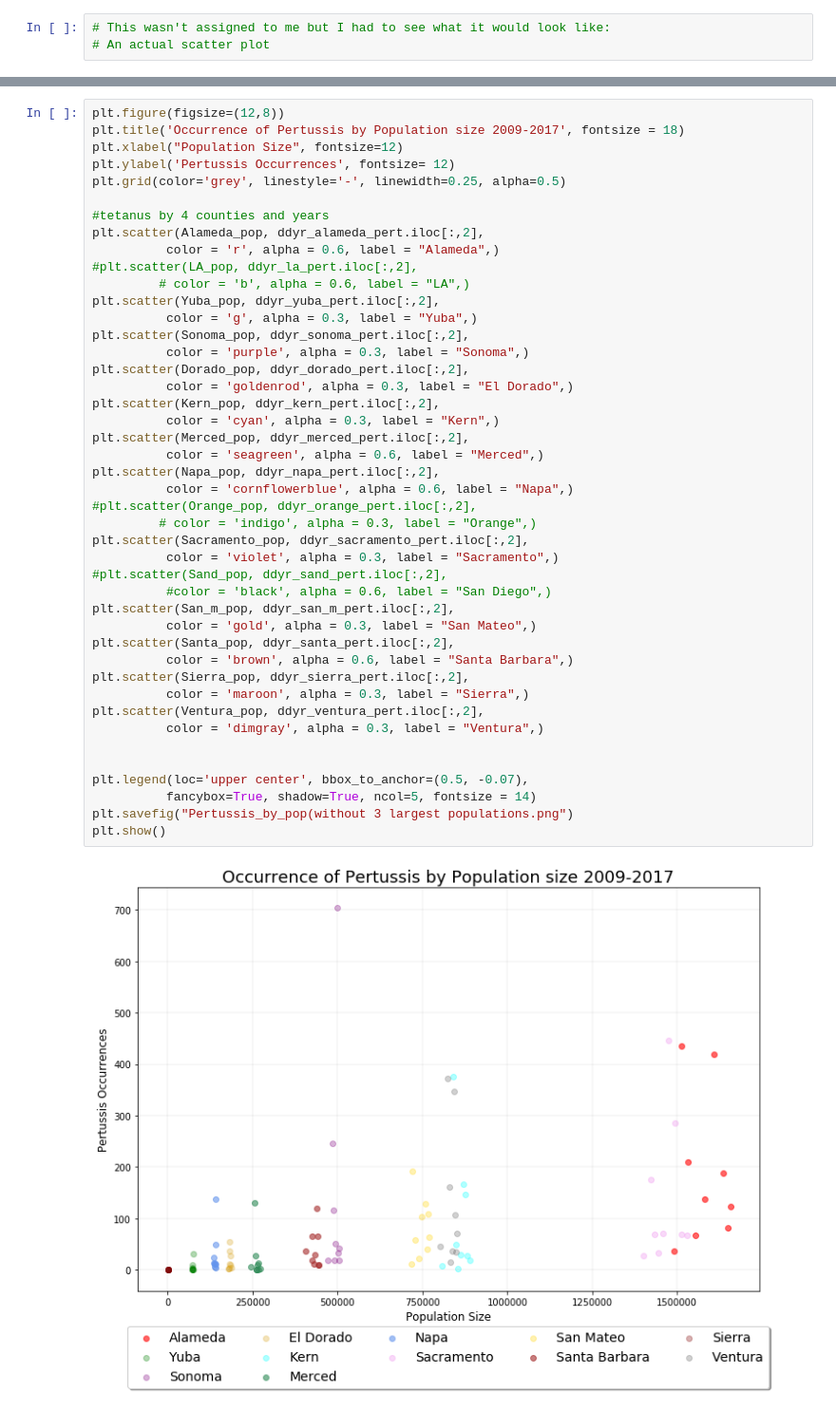
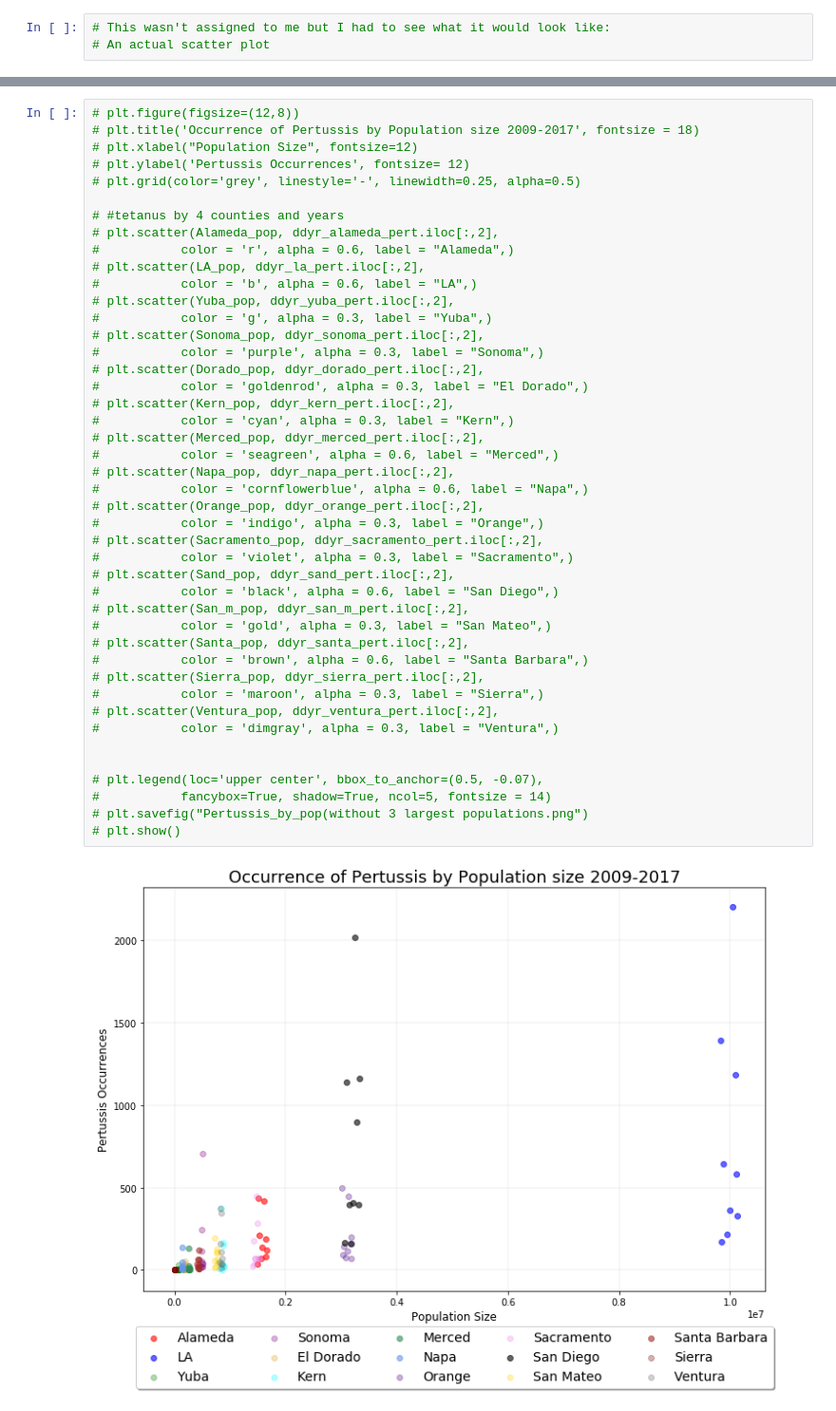
Before and after one commit to GCutaiar/group-project1, a Jupyter notebook: Resource/scatter_plots_clay.ipynb, the cells around one changed output, grey strips where cells are left out. Shown at 95% size. Saved outputs shown, nothing was run; the diff lists cells and outputs as text.

Commit message:
changing plot

```diff
--- a/Resource/scatter_plots_clay.ipynb
+++ b/Resource/scatter_plots_clay.ipynb
@@ -374,46 +463,46 @@ Ventura_pop = pop_for_sct["Ventura County"]
 # %%
-plt.figure(figsize=(12,8))
-plt.title('Occurrence of Pertussis by Population size 2009-2017', fontsize = 18)
-plt.xlabel("Population Size", fontsize=12)
-plt.ylabel('Pertussis Occurrences', fontsize= 12)
-plt.grid(color='grey', linestyle='-', linewidth=0.25, alpha=0.5)
+# plt.figure(figsize=(12,8))
+# plt.title('Occurrence of Pertussis by Population size 2009-2017', fontsize = 18)
+# plt.xlabel("Population Size", fontsize=12)
+# plt.ylabel('Pertussis Occurrences', fontsize= 12)
+# plt.grid(color='grey', linestyle='-', linewidth=0.25, alpha=0.5)
 
-#tetanus by 4 counties and years
-plt.scatter(Alameda_pop, ddyr_alameda_pert.iloc[:,2],
-          color = 'r', alpha = 0.6, label = "Alameda",)
-#plt.scatter(LA_pop, ddyr_la_pert.iloc[:,2],
-         # color = 'b', alpha = 0.6, label = "LA",)
-plt.scatter(Yuba_pop, ddyr_yuba_pert.iloc[:,2],
-          color = 'g', alpha = 0.3, label = "Yuba",)
-plt.scatter(Sonoma_pop, ddyr_sonoma_pert.iloc[:,2],
-          color = 'purple', alpha = 0.3, label = "Sonoma",)
-plt.scatter(Dorado_pop, ddyr_dorado_pert.iloc[:,2],
-          color = 'goldenrod', alpha = 0.3, label = "El Dorado",)
-plt.scatter(Kern_pop, ddyr_kern_pert.iloc[:,2],
-          color = 'cyan', alpha = 0.3, label = "Kern",)
-plt.scatter(Merced_pop, ddyr_merced_pert.iloc[:,2],
-          color = 'seagreen', alpha = 0.6, label = "Merced",)
-plt.scatter(Napa_pop, ddyr_napa_pert.iloc[:,2],
-          color = 'cornflowerblue', alpha = 0.6, label = "Napa",)
-#plt.scatter(Orange_pop, ddyr_orange_pert.iloc[:,2],
-         # color = 'indigo', alpha = 0.3, label = "Orange",)
-plt.scatter(Sacramento_pop, ddyr_sacramento_pert.iloc[:,2],
-          color = 'violet', alpha = 0.3, label = "Sacramento",)
-#plt.scatter(Sand_pop, ddyr_sand_pert.iloc[:,2],
-          #color = 'black', alpha = 0.6, label = "San Diego",)
-plt.scatter(San_m_pop, ddyr_san_m_pert.iloc[:,2],
-          color = 'gold', alpha = 0.3, label = "San Mateo",)
-plt.scatter(Santa_pop, ddyr_santa_pert.iloc[:,2],
-          color = 'brown', alpha = 0.6, label = "Santa Barbara",)
-plt.scatter(Sierra_pop, ddyr_sierra_pert.iloc[:,2],
-          color = 'maroon', alpha = 0.3, label = "Sierra",)
-plt.scatter(Ventura_pop, ddyr_ventura_pert.iloc[:,2],
-          color = 'dimgray', alpha = 0.3, label = "Ventura",)
+# #tetanus by 4 counties and years
+# plt.scatter(Alameda_pop, ddyr_alameda_pert.iloc[:,2],
+#           color = 'r', alpha = 0.6, label = "Alameda",)
+# plt.scatter(LA_pop, ddyr_la_pert.iloc[:,2],
+#           color = 'b', alpha = 0.6, label = "LA",)
+# plt.scatter(Yuba_pop, ddyr_yuba_pert.iloc[:,2],
+#           color = 'g', alpha = 0.3, label = "Yuba",)
+# plt.scatter(Sonoma_pop, ddyr_sonoma_pert.iloc[:,2],
+#           color = 'purple', alpha = 0.3, label = "Sonoma",)
+# plt.scatter(Dorado_pop, ddyr_dorado_pert.iloc[:,2],
+#           color = 'goldenrod', alpha = 0.3, label = "El Dorado",)
+# plt.scatter(Kern_pop, ddyr_kern_pert.iloc[:,2],
+#           color = 'cyan', alpha = 0.3, label = "Kern",)
+# plt.scatter(Merced_pop, ddyr_merced_pert.iloc[:,2],
+#           color = 'seagreen', alpha = 0.6, label = "Merced",)
+# plt.scatter(Napa_pop, ddyr_napa_pert.iloc[:,2],
+#           color = 'cornflowerblue', alpha = 0.6, label = "Napa",)
+# plt.scatter(Orange_pop, ddyr_orange_pert.iloc[:,2],
+#           color = 'indigo', alpha = 0.3, label = "Orange",)
+# plt.scatter(Sacramento_pop, ddyr_sacramento_pert.iloc[:,2],
+#           color = 'violet', alpha = 0.3, label = "Sacramento",)
+# plt.scatter(Sand_pop, ddyr_sand_pert.iloc[:,2],
+#           color = 'black', alpha = 0.6, label = "San Diego",)
+# plt.scatter(San_m_pop, ddyr_san_m_pert.iloc[:,2],
+#           color = 'gold', alpha = 0.3, label = "San Mateo",)
+# plt.scatter(Santa_pop, ddyr_santa_pert.iloc[:,2],
+#           color = 'brown', alpha = 0.6, label = "Santa Barbara",)
+# plt.scatter(Sierra_pop, ddyr_sierra_pert.iloc[:,2],
+#           color = 'maroon', alpha = 0.3, label = "Sierra",)
+# plt.scatter(Ventura_pop, ddyr_ventura_pert.iloc[:,2],
+#           color = 'dimgray', alpha = 0.3, label = "Ventura",)
 
 
-plt.legend(loc='upper center', bbox_to_anchor=(0.5, -0.07),
-          fancybox=True, shadow=True, ncol=5, fontsize = 14)
-plt.savefig("Pertussis_by_pop(without 3 largest populations.png")
-plt.show()
+# plt.legend(loc='upper center', bbox_to_anchor=(0.5, -0.07),
+#           fancybox=True, shadow=True, ncol=5, fontsize = 14)
+# plt.savefig("Pertussis_by_pop(without 3 largest populations.png")
+# plt.show()
 # %% [output]
-[figure, old version]
+[figure, new version]
```
Also changed, not shown: parts of 7 cells of this notebook, 7 other files.
